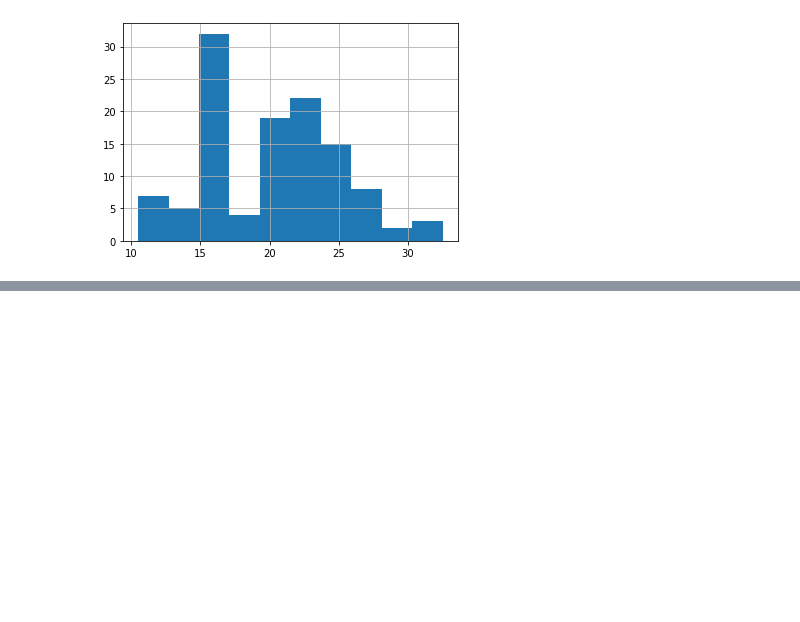
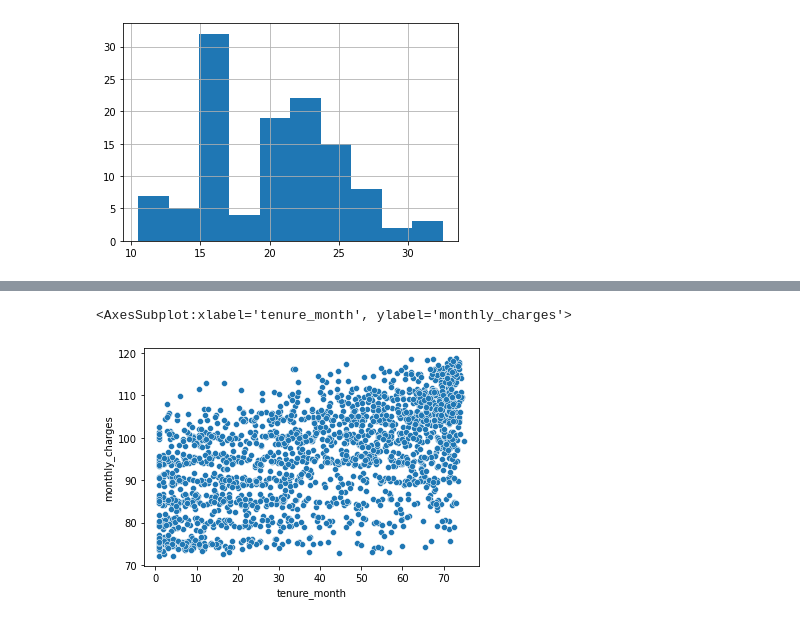
Before and after one commit to laxman101/statistics-exercises, a Jupyter notebook: hypothesis_testing.ipynb, the cells around one changed output, grey strips where cells are left out. Saved outputs shown, nothing was run; the diff lists cells and outputs as text; code cells hidden in the pictures; blank space fills up the shorter version.

```diff
--- a/hypothesis_testing.ipynb
+++ b/hypothesis_testing.ipynb
@@ -64,0 +242,4 @@ fe_2008.hist()
+# %%
+url = "https://gist.githubusercontent.com/ryanorsinger/3fce5a65b5fb8ab728af5192c7de857e/raw/a0422b7b73749842611742a1064e99088a47917d/clean_telco.csv"
+df = pd.read_csv(url, index_col="id")
+df.head(4)
@@ -64,0 +350,4 @@ fe_2008.hist()
+# %%
+# Let's combine all these different values together
+df["telecom_setup"] = df.internet_type + " " + df.phone_type
+df.head().T
@@ -64,0 +423,6 @@ fe_2008.hist()
+# %%
+fiber_2_lines = df[df.telecom_setup == "Fiber Optic Two or More Lines"]
+sns.scatterplot(x="tenure_month", y="monthly_charges", data=fiber_2_lines)
+# %% [output]
+<AxesSubplot:xlabel='tenure_month', ylabel='monthly_charges'>
+[figure, added]
```
Also changed, not shown: parts of 86 cells of this notebook.
